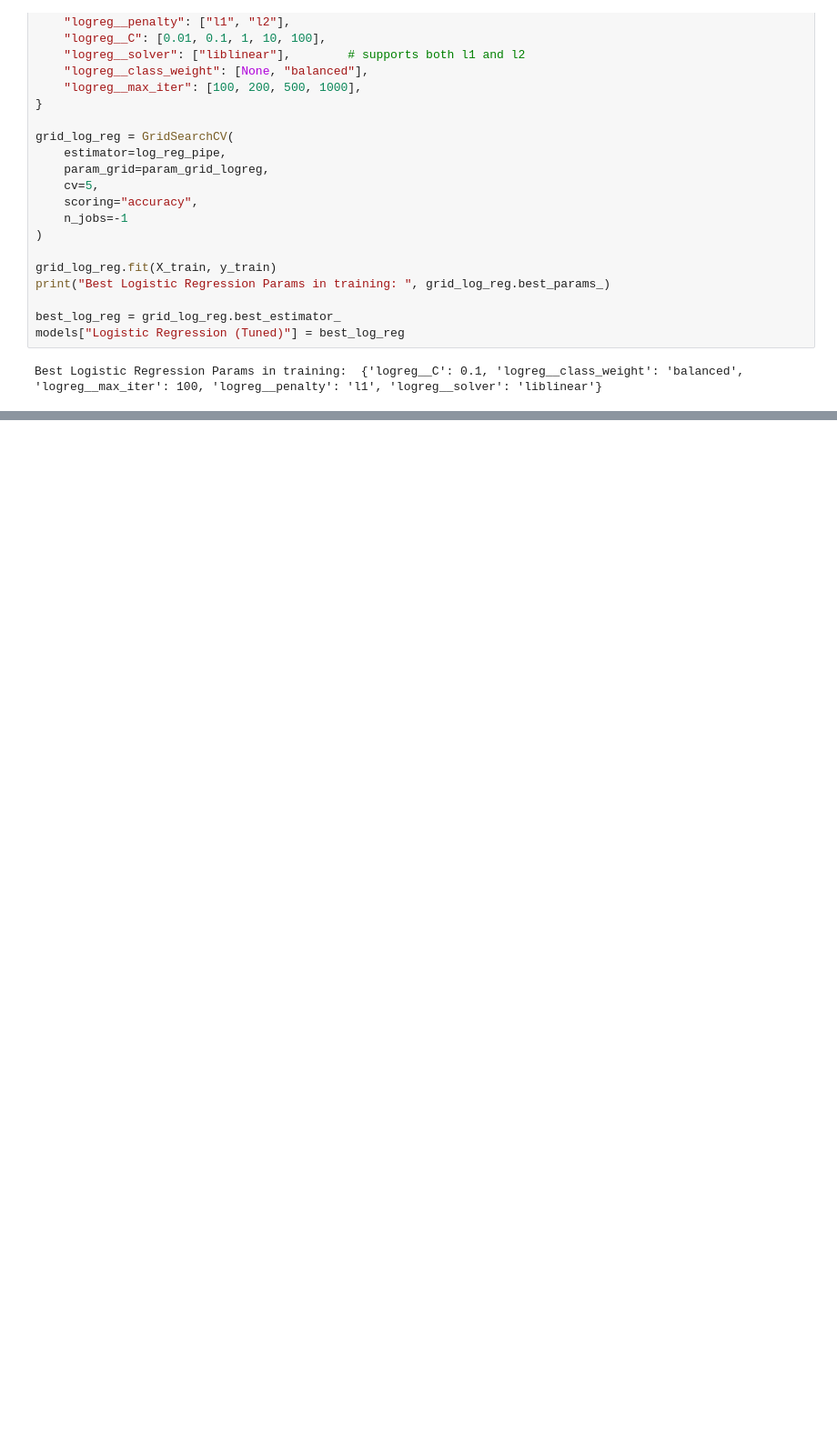
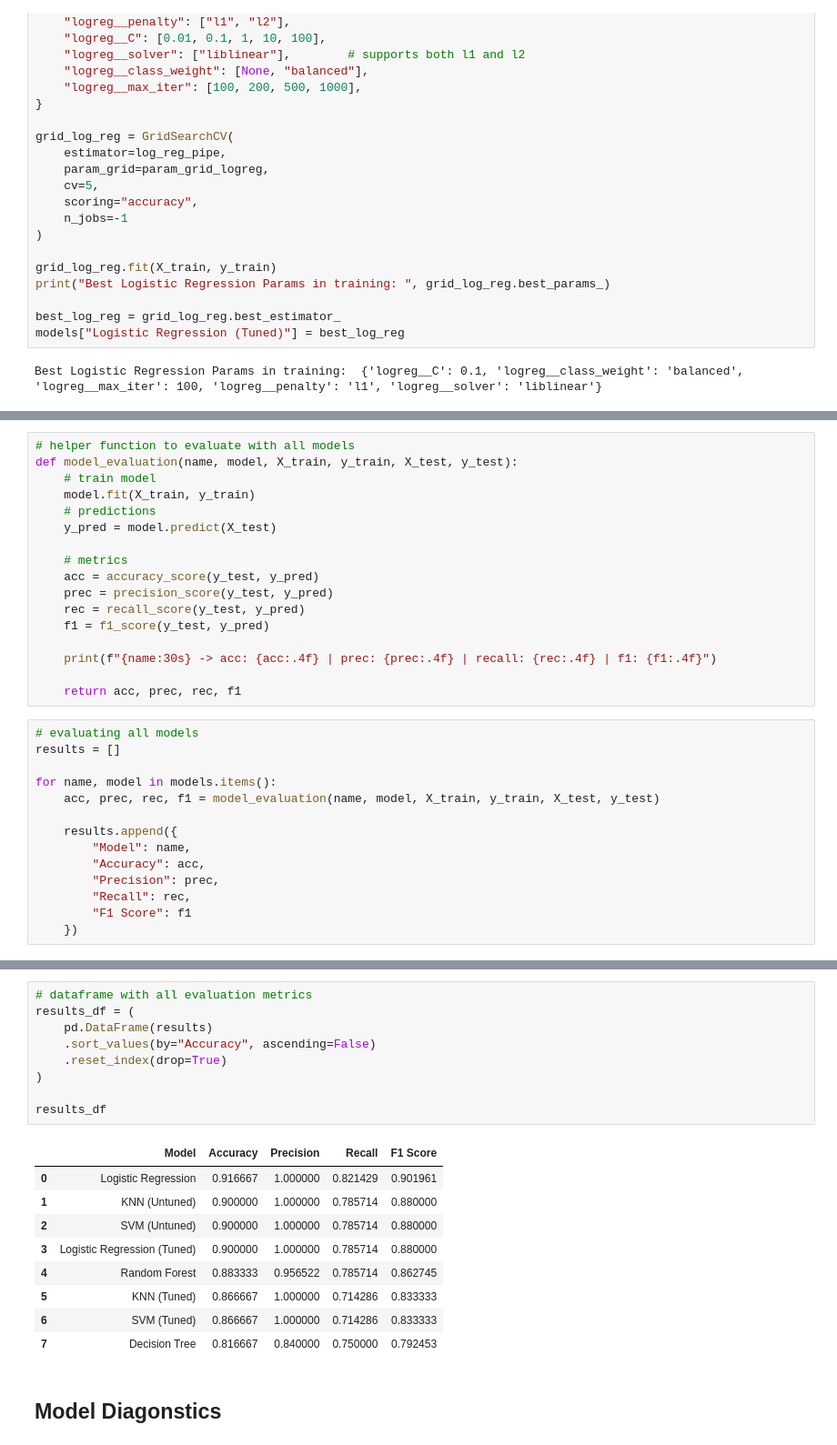
Before and after one commit to Saiful-Codes/ML-Learning, a Jupyter notebook: Week 4/day22_ModelDiagonstic.ipynb, the cells around one changed output, grey strips where cells are left out. Shown: that part at 91% size. Drawn from its saved outputs; the diff is of its cells as text; blank space fills up the shorter version.

```diff
--- a/Week 4/day22_ModelDiagonstic.ipynb
+++ b/Week 4/day22_ModelDiagonstic.ipynb
@@ -113,0 +169,31 @@ Best Logistic Regression Params in training:  {'logreg__C': 0.1, 'logreg__class_
+# %%
+# helper function to evaluate with all models
+def model_evaluation(name, model, X_train, y_train, X_test, y_test):
+    # train model
+    model.fit(X_train, y_train)
+    # predictions
+    y_pred = model.predict(X_test)
+
+    # metrics
+    acc = accuracy_score(y_test, y_pred)
+    prec = precision_score(y_test, y_pred)
+    rec = recall_score(y_test, y_pred)
+    f1 = f1_score(y_test, y_pred)
+
+    print(f"{name:30s} -> acc: {acc:.4f} | prec: {prec:.4f} | recall: {rec:.4f} | f1: {f1:.4f}")
+
+    return acc, prec, rec, f1
+# %%
+# evaluating all models
+results = []
+
+for name, model in models.items():
+    acc, prec, rec, f1 = model_evaluation(name, model, X_train, y_train, X_test, y_test)
+
+    results.append({
+        "Model": name,
+        "Accuracy": acc,
+        "Precision": prec,
+        "Recall": rec,
+        "F1 Score": f1
+    })
@@ -113,0 +209,21 @@ Best Logistic Regression Params in training:  {'logreg__C': 0.1, 'logreg__class_
+# %%
+# dataframe with all evaluation metrics
+results_df = (
+    pd.DataFrame(results)
+    .sort_values(by="Accuracy", ascending=False)
+    .reset_index(drop=True)
+)
+
+results_df
+# %% [output]
+|  | Model | Accuracy | Precision | Recall | F1 Score |
+| 0 | Logistic Regression | 0.916667 | 1.000000 | 0.821429 | 0.901961 |
+| 1 | KNN (Untuned) | 0.900000 | 1.000000 | 0.785714 | 0.880000 |
+| 2 | SVM (Untuned) | 0.900000 | 1.000000 | 0.785714 | 0.880000 |
+| 3 | Logistic Regression (Tuned) | 0.900000 | 1.000000 | 0.785714 | 0.880000 |
+| 4 | Random Forest | 0.883333 | 0.956522 | 0.785714 | 0.862745 |
+| 5 | KNN (Tuned) | 0.866667 | 1.000000 | 0.714286 | 0.833333 |
+| 6 | SVM (Tuned) | 0.866667 | 1.000000 | 0.714286 | 0.833333 |
+| 7 | Decision Tree | 0.816667 | 0.840000 | 0.750000 | 0.792453 |
+# %% [markdown]
+## Model Diagonstics
```
Also changed, not shown: parts of 17 cells of this notebook.
